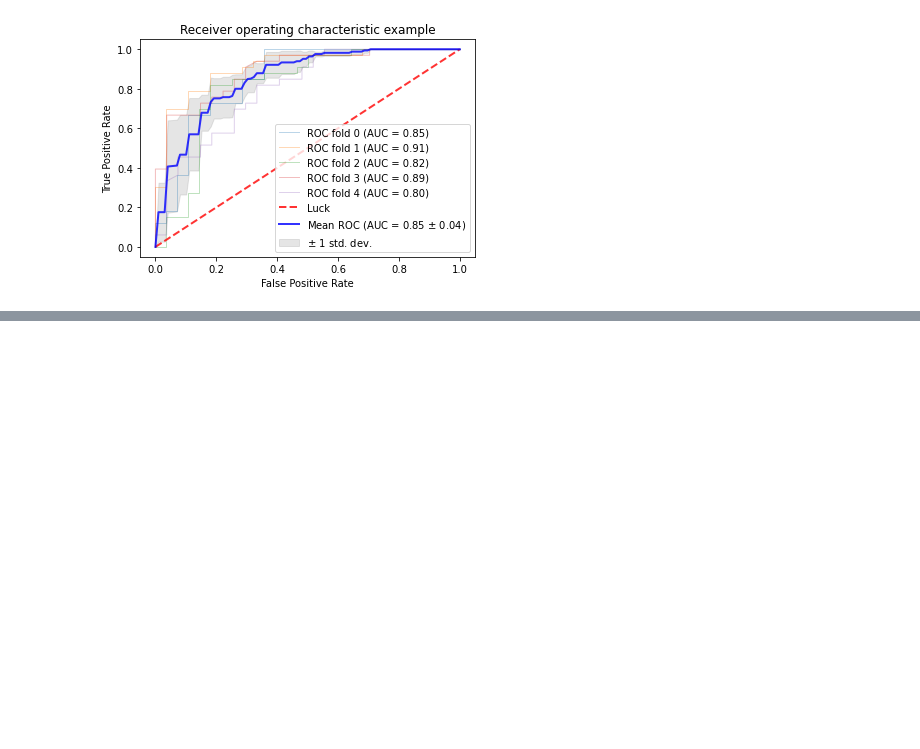
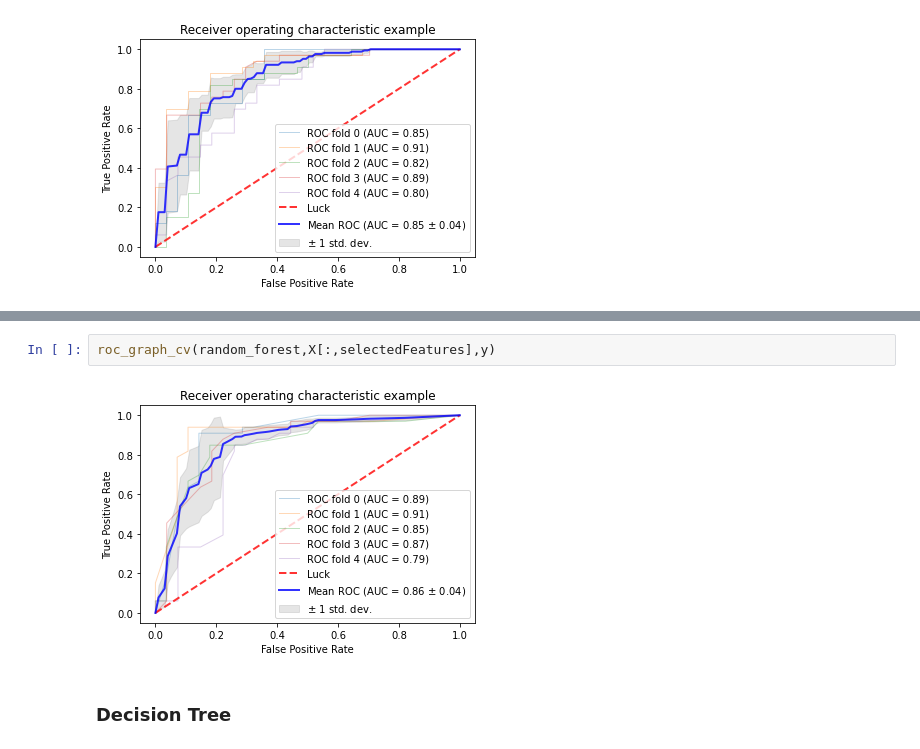
Before and after one commit to onlyabhilash/NLP-Heart-Failure-Prediction, a Jupyter notebook: Heart_Disease_UCI_FeatureEngg.ipynb, the cells around one changed output, grey strips where cells are left out. Cells and saved outputs as stored; diff of their text form; blank space fills up the shorter version.

```diff
--- a/Heart_Disease_UCI_FeatureEngg.ipynb
+++ b/Heart_Disease_UCI_FeatureEngg.ipynb
@@ -306,0 +442,6 @@ acc test: 84.62
+# %%
+roc_graph_cv(random_forest,X[:,selectedFeatures],y)
+# %% [output]
+[figure, added]
+# %% [markdown]
+### Decision Tree
```
Also changed, not shown: parts of 13 cells of this notebook.
